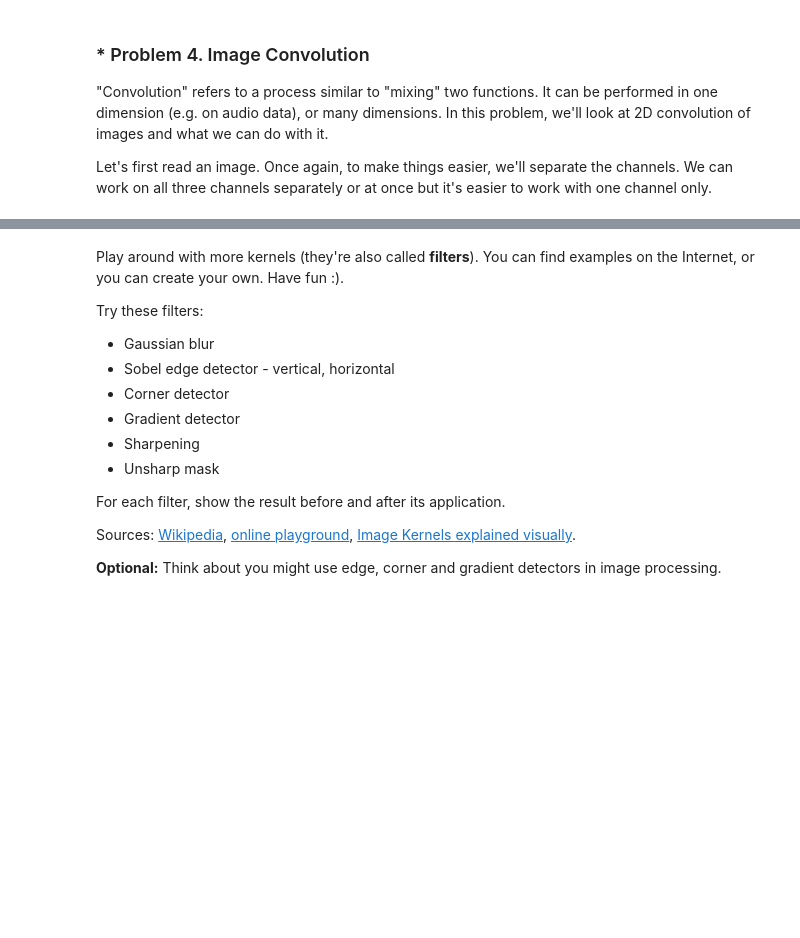
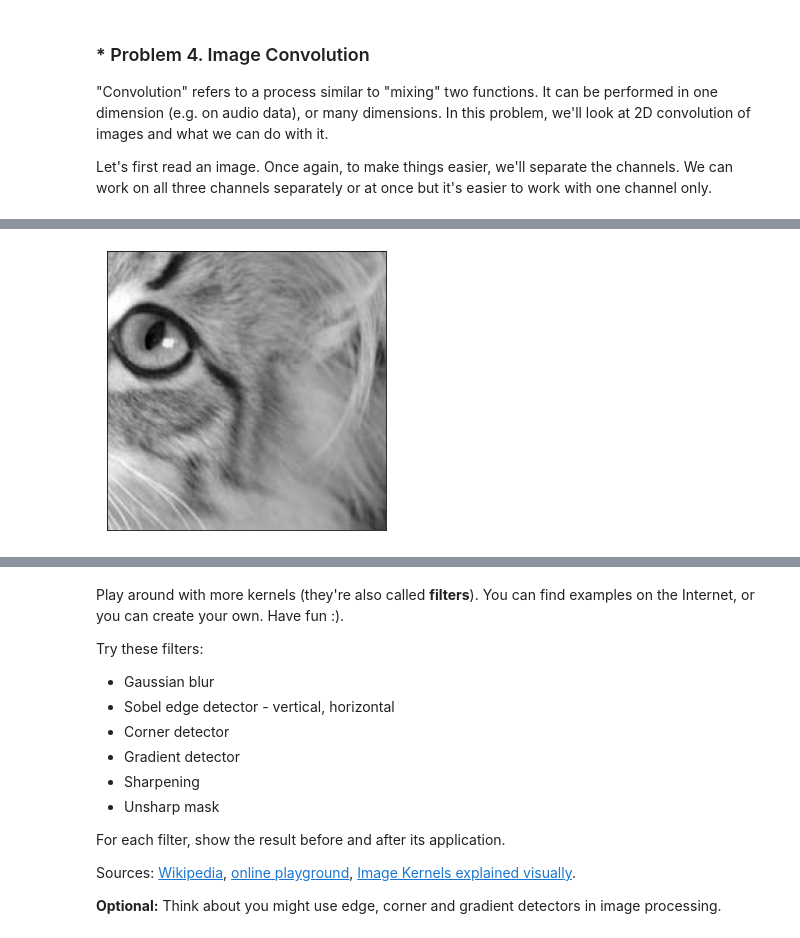
Before and after one commit to DDeveloperBG/AI, a Jupyter notebook: MathConcepts-Exercise/07. Hypothesis-Testing/Hypothesis Testing Exercise.ipynb, the cells around one changed output, grey strips where cells are left out. Drawn from its saved outputs; the diff is of its cells as text; code cells hidden in the pictures; blank space fills up the shorter version.

```diff
--- a/MathConcepts-Exercise/07. Hypothesis-Testing/Hypothesis Testing Exercise.ipynb
+++ b/MathConcepts-Exercise/07. Hypothesis-Testing/Hypothesis Testing Exercise.ipynb
@@ -455,0 +460,4 @@ Apply the convolution. To see better how it performs, you can plot only a part o
+# %%
+display(r[300:500, 300:500])
+# %% [output]
+[figure, added]
```
Also changed, not shown: parts of 5 cells of this notebook.
